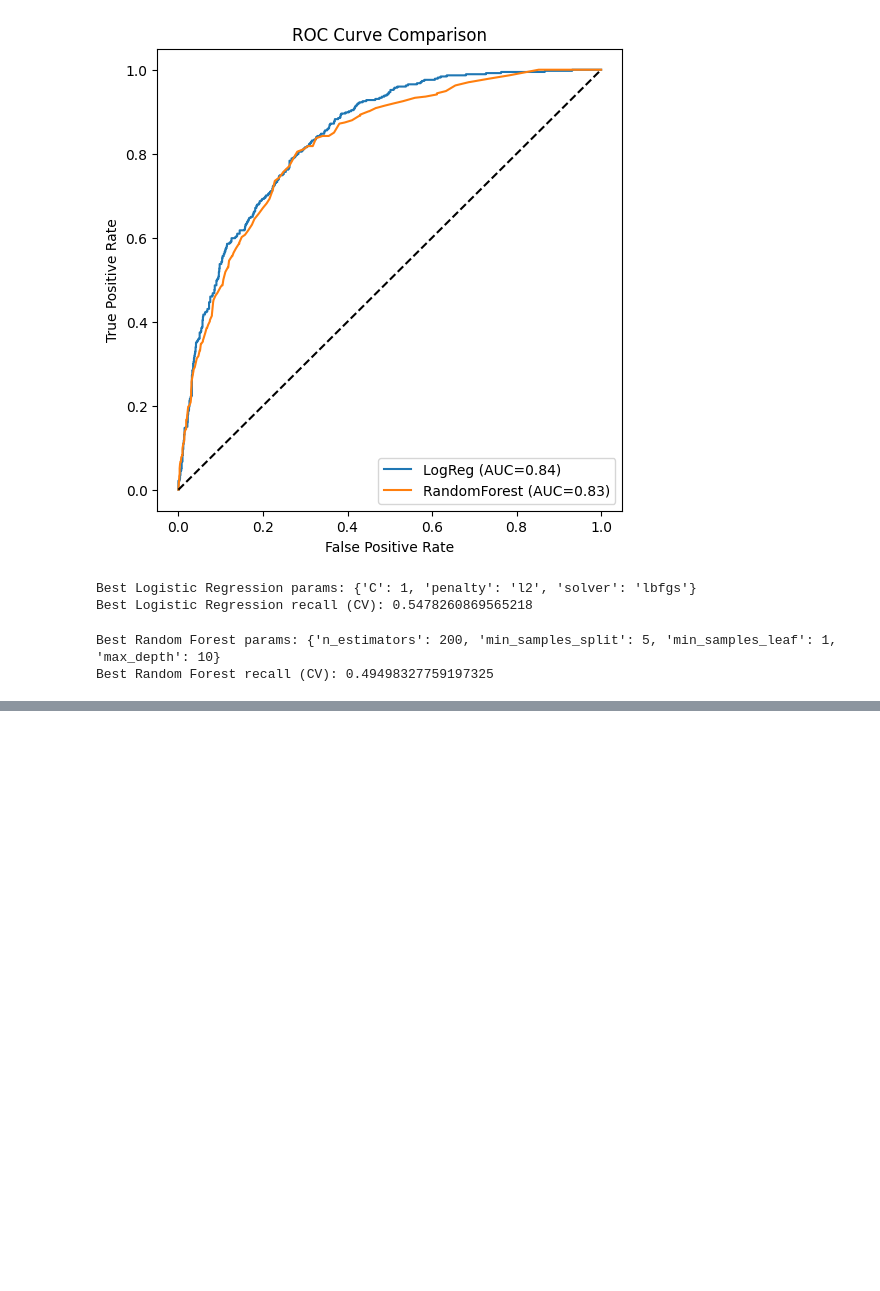
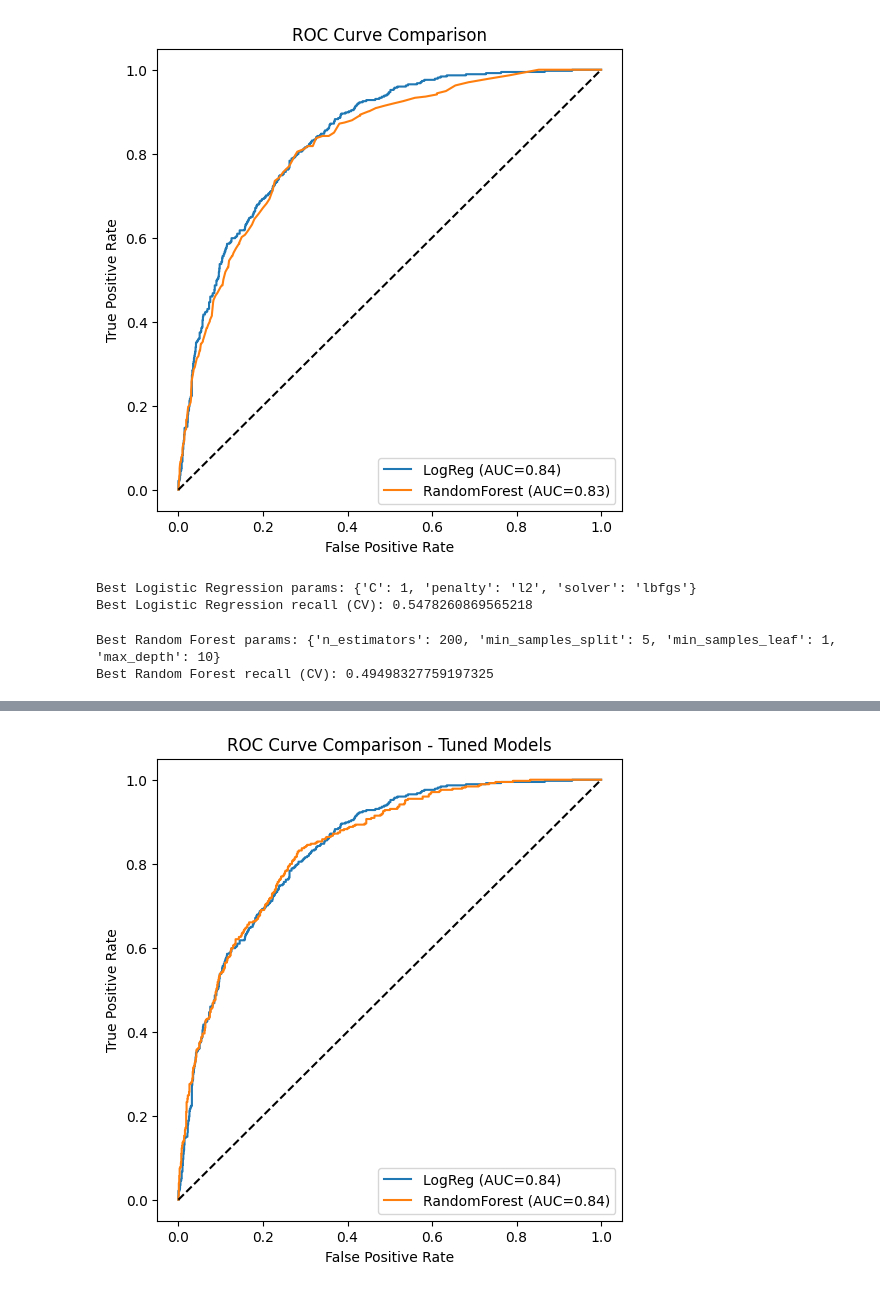
Before and after one commit to yahyaCS/AIP22-featureEngineering, a Jupyter notebook: fe.ipynb, the cells around one changed output, grey strips where cells are left out. Drawn from its saved outputs; the diff is of its cells as text; code cells hidden in the pictures; blank space fills up the shorter version.

```diff
--- a/fe.ipynb
+++ b/fe.ipynb
@@ -747,0 +812,16 @@ Best Random Forest recall (CV): 0.49498327759197325
+# %%
+# 3. Compare ROC curves
+fpr1, tpr1, _ = roc_curve(y_test, y_prob_logreg_best)
+fpr2, tpr2, _ = roc_curve(y_test, y_prob_rf_best)
+
+plt.figure(figsize=(6,6))
+plt.plot(fpr1, tpr1, label=f"LogReg (AUC={roc_auc_score(y_test,y_prob_logreg_best):.2f})")
+plt.plot(fpr2, tpr2, label=f"RandomForest (AUC={roc_auc_score(y_test,y_prob_rf_best):.2f})")
+plt.plot([0,1],[0,1],'k--')
+plt.xlabel("False Positive Rate")
+plt.ylabel("True Positive Rate")
+plt.title("ROC Curve Comparison - Tuned Models")
+plt.legend()
+plt.show()
+# %% [output]
+[figure, added]
```
Also changed, not shown: parts of 2 cells of this notebook.
